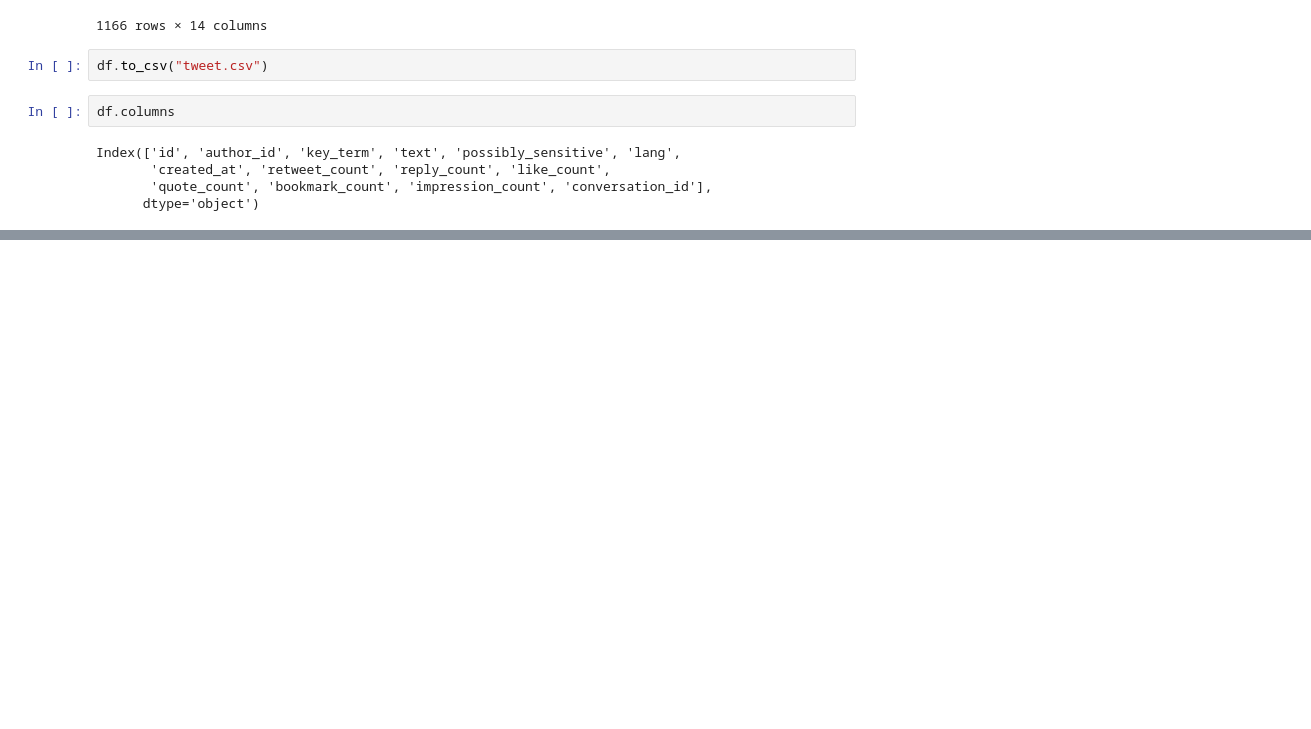
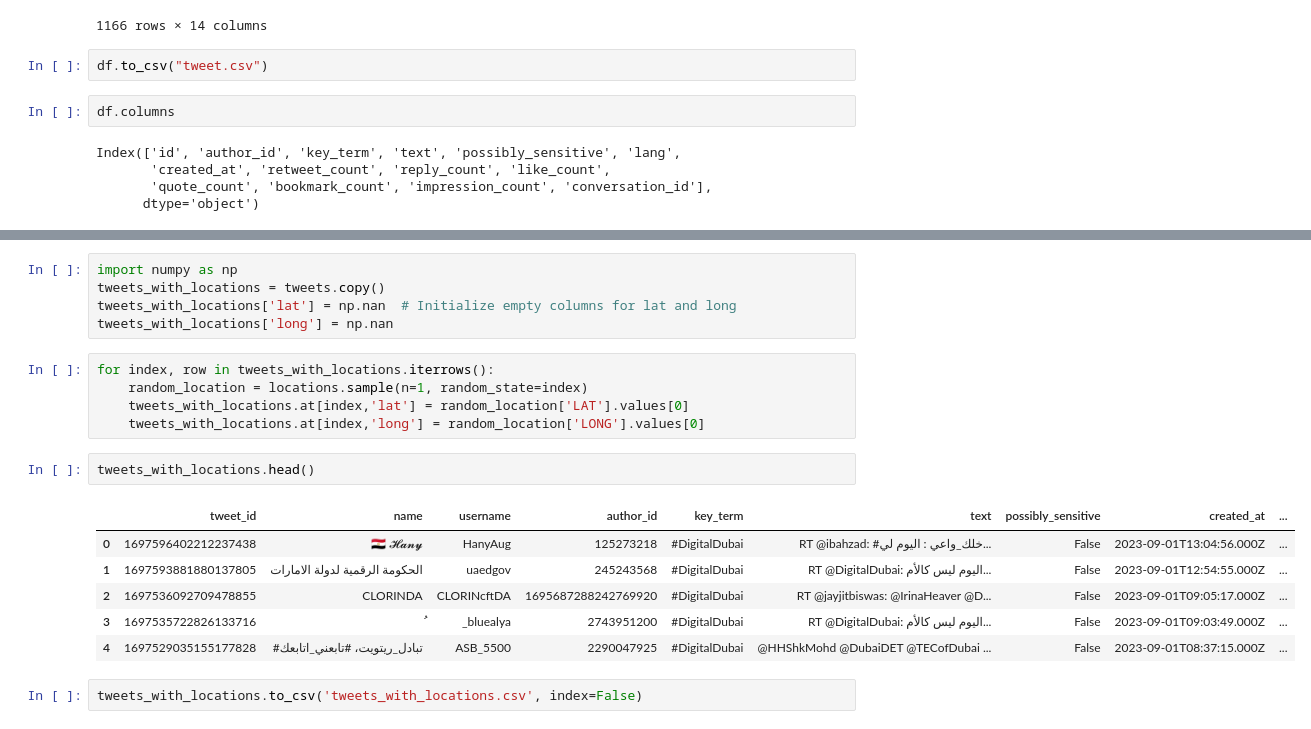
Before and after one commit to Fasih1994/DDA_social_media, a Jupyter notebook: Untitled.ipynb, the cells around one changed output, grey strips where cells are left out. Cells and saved outputs as stored; diff of their text form; blank space fills up the shorter version.

```diff
--- a/Untitled.ipynb
+++ b/Untitled.ipynb
@@ -229,0 +277,21 @@ Index(['id', 'author_id', 'key_term', 'text', 'possibly_sensitive', 'lang',
+# %%
+import numpy as np
+tweets_with_locations = tweets.copy()
+tweets_with_locations['lat'] = np.nan  # Initialize empty columns for lat and long
+tweets_with_locations['long'] = np.nan
+# %%
+for index, row in tweets_with_locations.iterrows():
+    random_location = locations.sample(n=1, random_state=index)
+    tweets_with_locations.at[index,'lat'] = random_location['LAT'].values[0]
+    tweets_with_locations.at[index,'long'] = random_location['LONG'].values[0]
+# %%
+tweets_with_locations.head()
+# %% [output]
+|  | tweet_id | name | username | author_id | key_term | text | possibly_sensitive | created_at | ... |
+| 0 | 1697596402212237438 | 🇪🇬 𝓗𝓪𝓷𝔂 | HanyAug | 125273218 | #DigitalDubai | RT @ibahzad: #خلك_واعي : اليوم لي... | False | 2023-09-01T13:04:56.000Z | ... |
+| 1 | 1697593881880137805 | الحكومة الرقمية لدولة الامارات | uaedgov | 245243568 | #DigitalDubai | RT @DigitalDubai: اليوم ليس كالأم... | False | 2023-09-01T12:54:55.000Z | ... |
+| 2 | 1697536092709478855 | CLORINDA | CLORINcftDA | 1695687288242769920 | #DigitalDubai | RT @jayjitbiswas: @IrinaHeaver @D... | False | 2023-09-01T09:05:17.000Z | ... |
+| 3 | 1697535722826133716 | ُ | _bluealya | 2743951200 | #DigitalDubai | RT @DigitalDubai: اليوم ليس كالأم... | False | 2023-09-01T09:03:49.000Z | ... |
+| 4 | 1697529035155177828 | #تبادل_ريتويت، #تابعني_اتابعك | ASB_5500 | 2290047925 | #DigitalDubai | @HHShkMohd @DubaiDET @TECofDubai ... | False | 2023-09-01T08:37:15.000Z | ... |
+# %%
+tweets_with_locations.to_csv('tweets_with_locations.csv', index=False)
```
Also changed, not shown: parts of 7 cells of this notebook, 6 other files.
